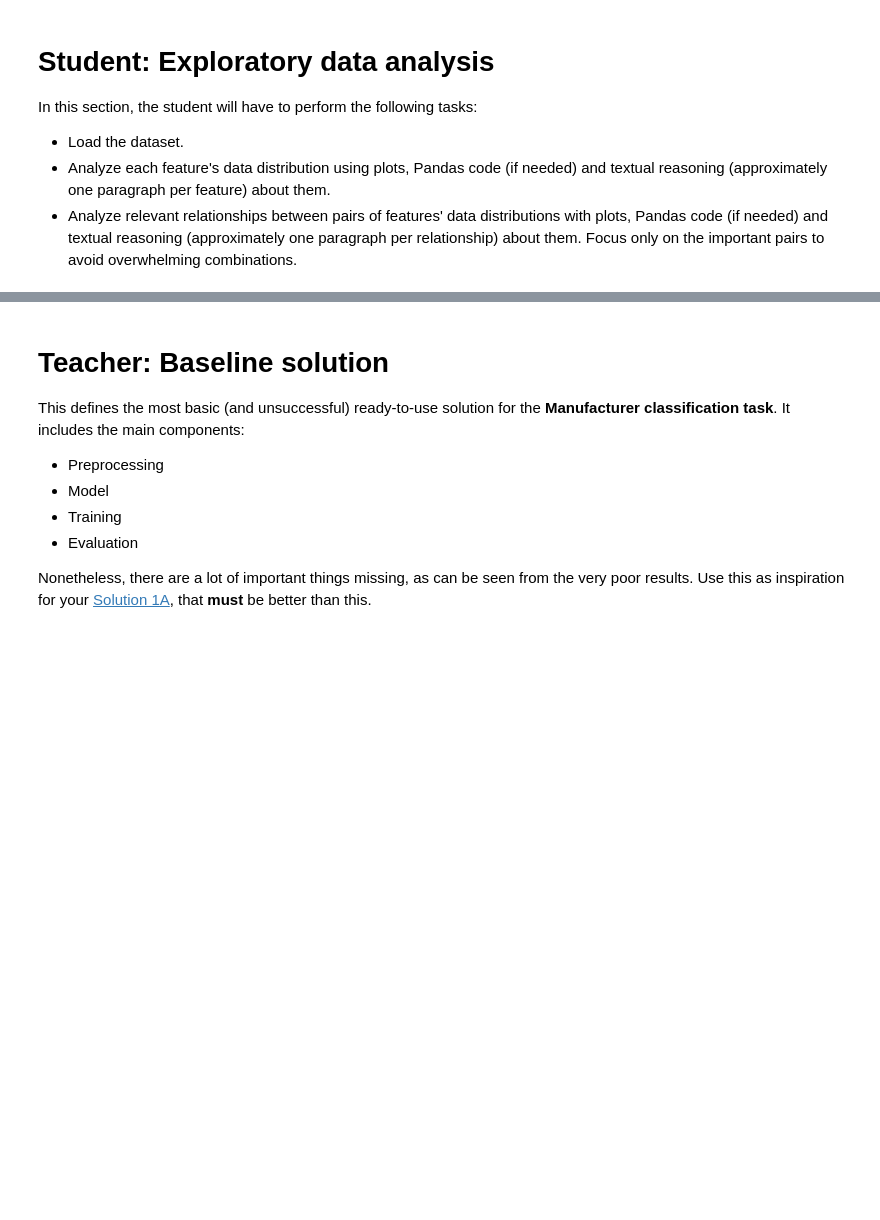
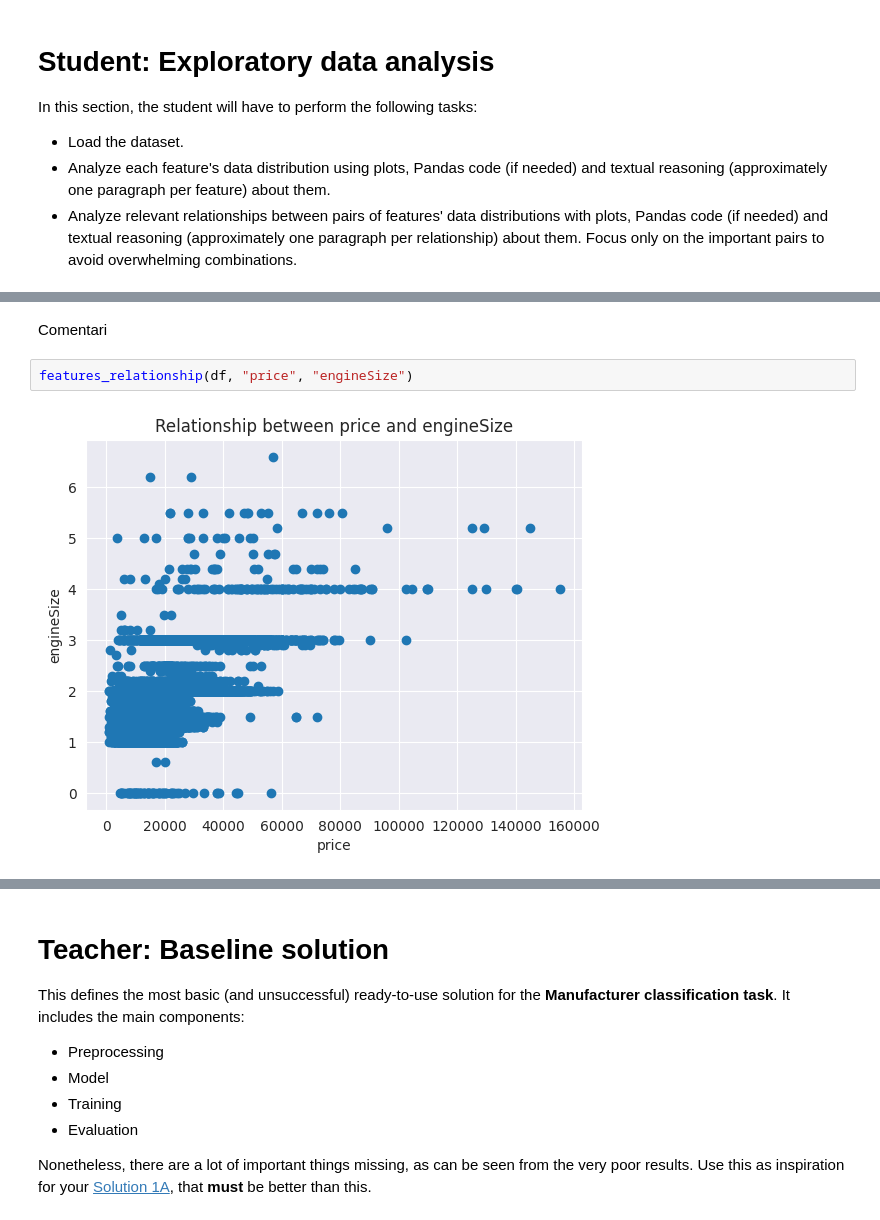
Before and after one commit to Gpascual11/P3_Gerard_Pascual, a Jupyter notebook: P3_NeuralNetworks.ipynb, the cells around one changed output, grey strips where cells are left out. Drawn from its saved outputs; the diff is of its cells as text; blank space fills up the shorter version.

```diff
--- a/P3_NeuralNetworks.ipynb
+++ b/P3_NeuralNetworks.ipynb
@@ -385,0 +409,6 @@ features_relationship(df, "year", "price")
+# %% [markdown]
+Comentari
+# %%
+features_relationship(df, "price", "engineSize")
+# %% [output]
+[figure, added]
```
Also changed, not shown: parts of 28 cells of this notebook.
